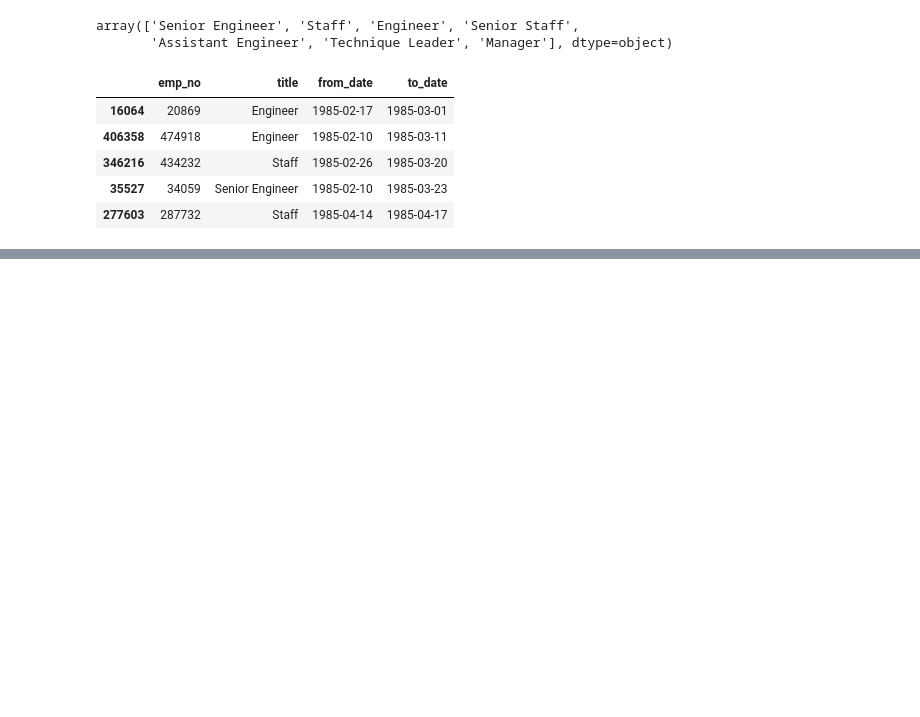
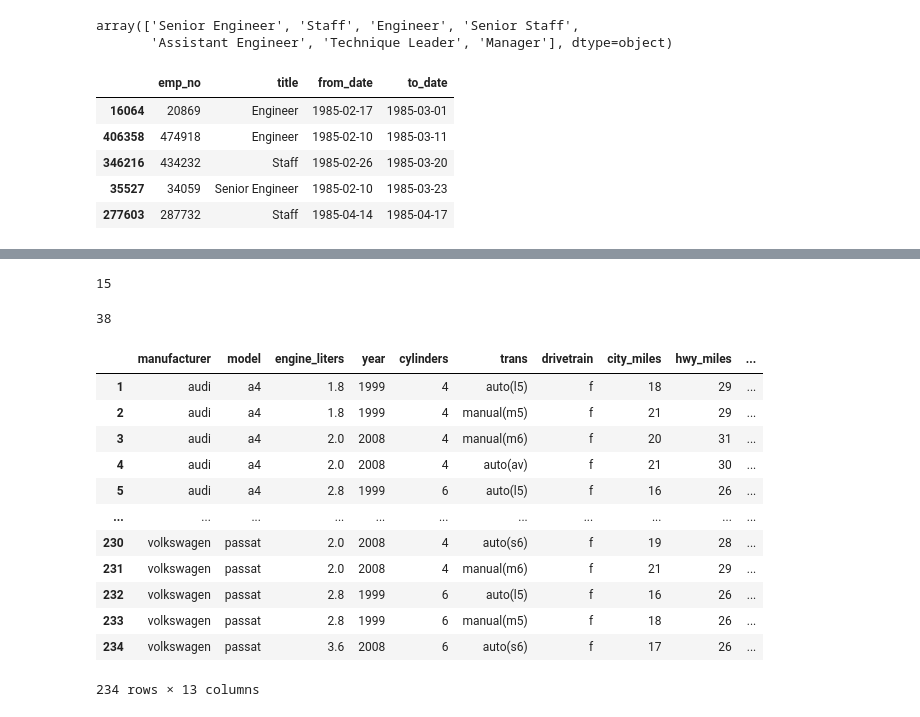
Before and after one commit to mijailmariano/numpy-pandas-visualization-exercises, a Jupyter notebook: advanced_dataframes.ipynb, the cells around one changed output, grey strips where cells are left out. Cells and saved outputs as stored; diff of their text form; code cells hidden in the pictures; blank space fills up the shorter version.

```diff
--- a/advanced_dataframes.ipynb
+++ b/advanced_dataframes.ipynb
@@ -231,0 +505,35 @@ titles_table.sort_values(by=['to_date'], ascending=False).head()
+# %%
+# 10. How many different manufacturers are there?
+
+# there 15 unique manufacturers in the mpg-dataset
+len(mpg.manufacturer.unique())
+# %% [output]
+15
+# %%
+# 11. How many different models are there?
+
+# there are 38 unique vehicle model types
+
+len(mpg.model.unique())
+# %% [output]
+38
+# %%
+# 12. Create a column named mileage_difference like you did in the DataFrames exercises;
+# this column should contain the difference between highway and city mileage for each car
+
+mpg['mileage_difference (hwy-city)'] = mpg.hwy_miles - mpg.city_miles
+mpg
+# %% [output]
+|  | manufacturer | model | engine_liters | year | cylinders | trans | drivetrain | city_miles | hwy_miles | ... |
+| 1 | audi | a4 | 1.8 | 1999 | 4 | auto(l5) | f | 18 | 29 | ... |
+| 2 | audi | a4 | 1.8 | 1999 | 4 | manual(m5) | f | 21 | 29 | ... |
+| 3 | audi | a4 | 2.0 | 2008 | 4 | manual(m6) | f | 20 | 31 | ... |
+| 4 | audi | a4 | 2.0 | 2008 | 4 | auto(av) | f | 21 | 30 | ... |
+| 5 | audi | a4 | 2.8 | 1999 | 6 | auto(l5) | f | 16 | 26 | ... |
+| ... | ... | ... | ... | ... | ... | ... | ... | ... | ... | ... |
+| 230 | volkswagen | passat | 2.0 | 2008 | 4 | auto(s6) | f | 19 | 28 | ... |
+| 231 | volkswagen | passat | 2.0 | 2008 | 4 | manual(m6) | f | 21 | 29 | ... |
+| 232 | volkswagen | passat | 2.8 | 1999 | 6 | auto(l5) | f | 16 | 26 | ... |
+| 233 | volkswagen | passat | 2.8 | 1999 | 6 | manual(m5) | f | 18 | 26 | ... |
+| 234 | volkswagen | passat | 3.6 | 2008 | 6 | auto(s6) | f | 17 | 26 | ... |
+234 rows × 13 columns
```
Also changed, not shown: parts of 32 cells of this notebook, 2 other files.
